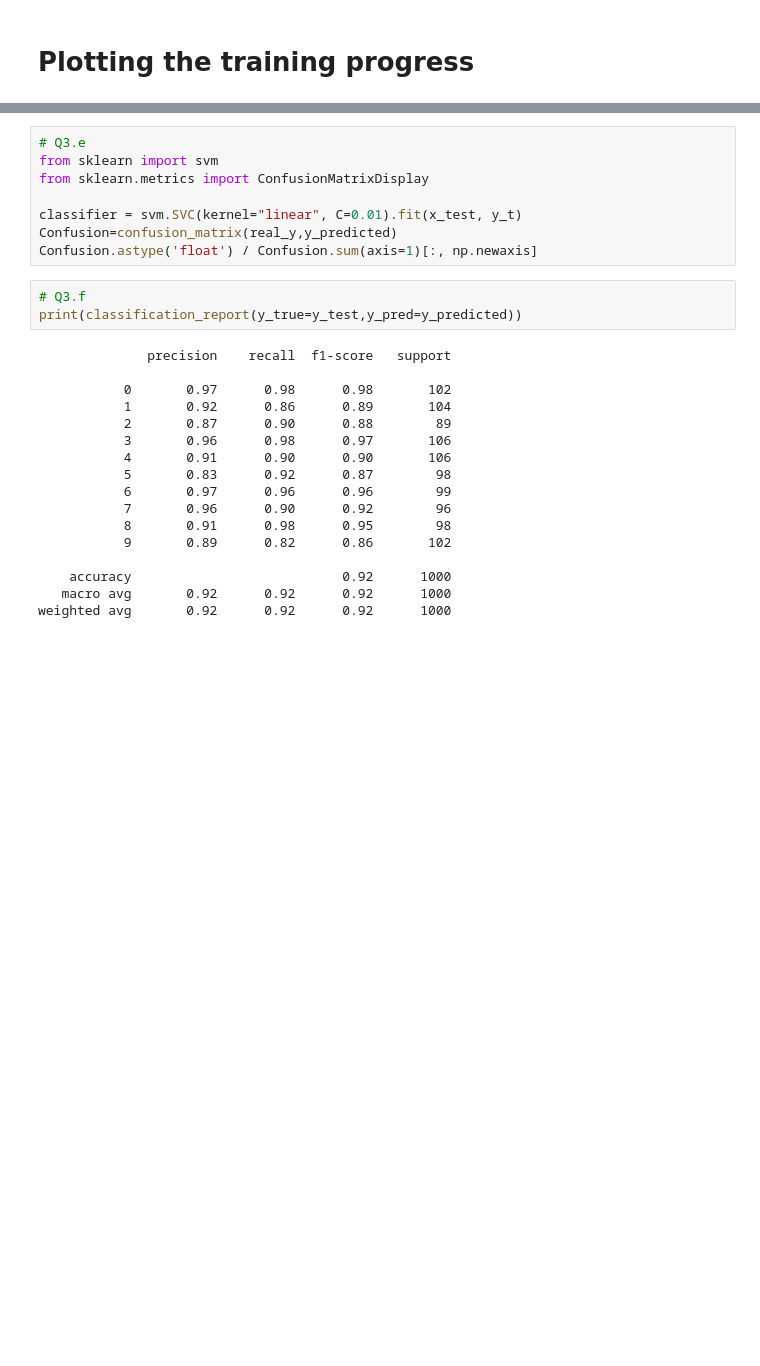
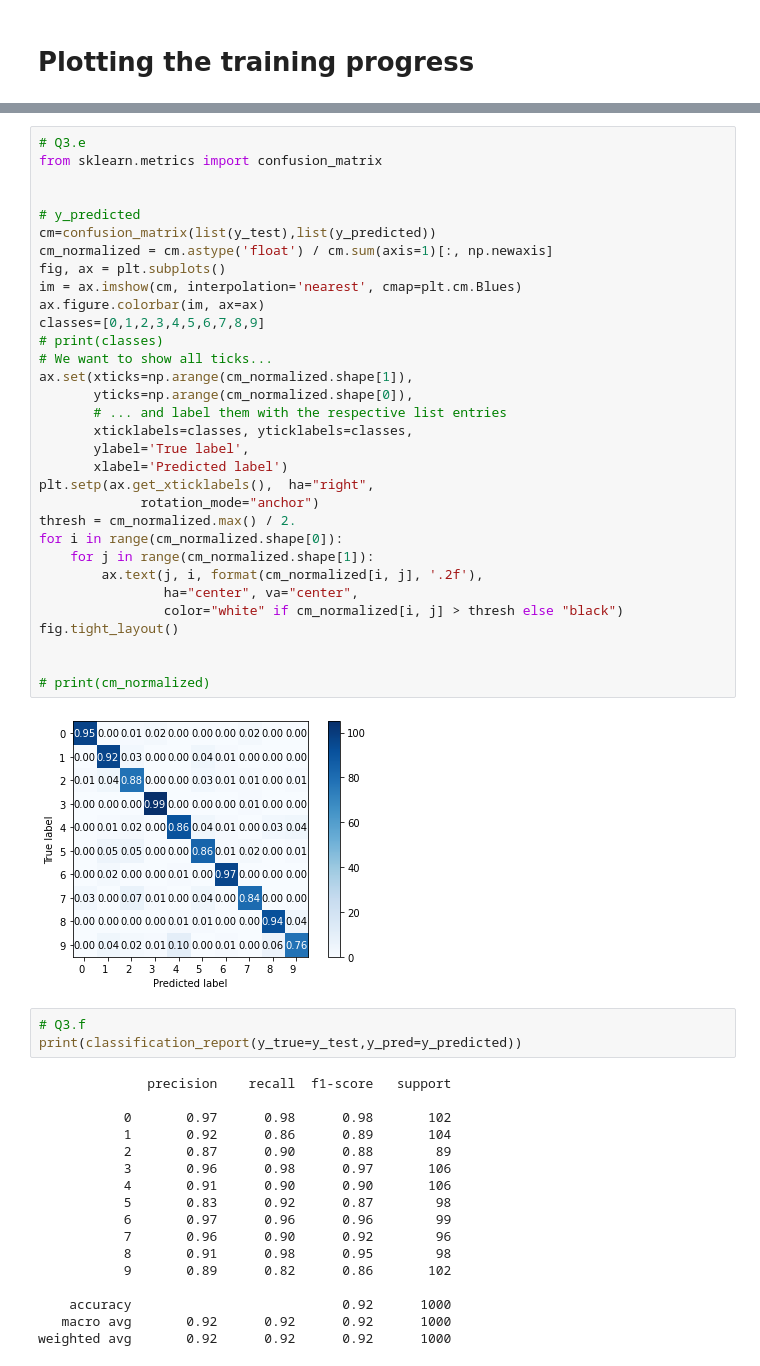
Before and after one commit to Awesome-guys-in-ECE1747/ECE1512_2022W_ProjectRepo_J.Xu_and_W.Xu, a Jupyter notebook: ProjectA/Project_A_Supp/MNIST1D.ipynb, the cells around one changed output, grey strips where cells are left out. Drawn from its saved outputs; the diff is of its cells as text; blank space fills up the shorter version.

```diff
--- a/ProjectA/Project_A_Supp/MNIST1D.ipynb
+++ b/ProjectA/Project_A_Supp/MNIST1D.ipynb
@@ -481,12 +466,38 @@ AUC for class 5:  0.9922620933073896
 ... (8 outputs left out)
-# %%
-# Q3.e
-from sklearn import svm
-from sklearn.metrics import ConfusionMatrixDisplay
-
-classifier = svm.SVC(kernel="linear", C=0.01).fit(x_test, y_t)
-Confusion=confusion_matrix(real_y,y_predicted)
-Confusion.astype('float') / Confusion.sum(axis=1)[:, np.newaxis]
+# %%
+# Q3.e
+from sklearn.metrics import confusion_matrix
+
+
+# y_predicted
+cm=confusion_matrix(list(y_test),list(y_predicted))
+cm_normalized = cm.astype('float') / cm.sum(axis=1)[:, np.newaxis]
+fig, ax = plt.subplots()
+im = ax.imshow(cm, interpolation='nearest', cmap=plt.cm.Blues)
+ax.figure.colorbar(im, ax=ax)
+classes=[0,1,2,3,4,5,6,7,8,9]
+# print(classes)
+# We want to show all ticks...
+ax.set(xticks=np.arange(cm_normalized.shape[1]),
+       yticks=np.arange(cm_normalized.shape[0]),
+       # ... and label them with the respective list entries
+       xticklabels=classes, yticklabels=classes,
+       ylabel='True label',
+       xlabel='Predicted label')
+plt.setp(ax.get_xticklabels(),  ha="right",
+             rotation_mode="anchor")
+thresh = cm_normalized.max() / 2.
+for i in range(cm_normalized.shape[0]):
+    for j in range(cm_normalized.shape[1]):
+        ax.text(j, i, format(cm_normalized[i, j], '.2f'),
+                ha="center", va="center",
+                color="white" if cm_normalized[i, j] > thresh else "black")
+fig.tight_layout()
+
+
+# print(cm_normalized)
+# %% [output]
+[figure, added]
 # %%
 # Q3.f
 print(classification_report(y_true=y_test,y_pred=y_predicted))
```
Also changed, not shown: parts of 6 cells of this notebook, 3 other files.
